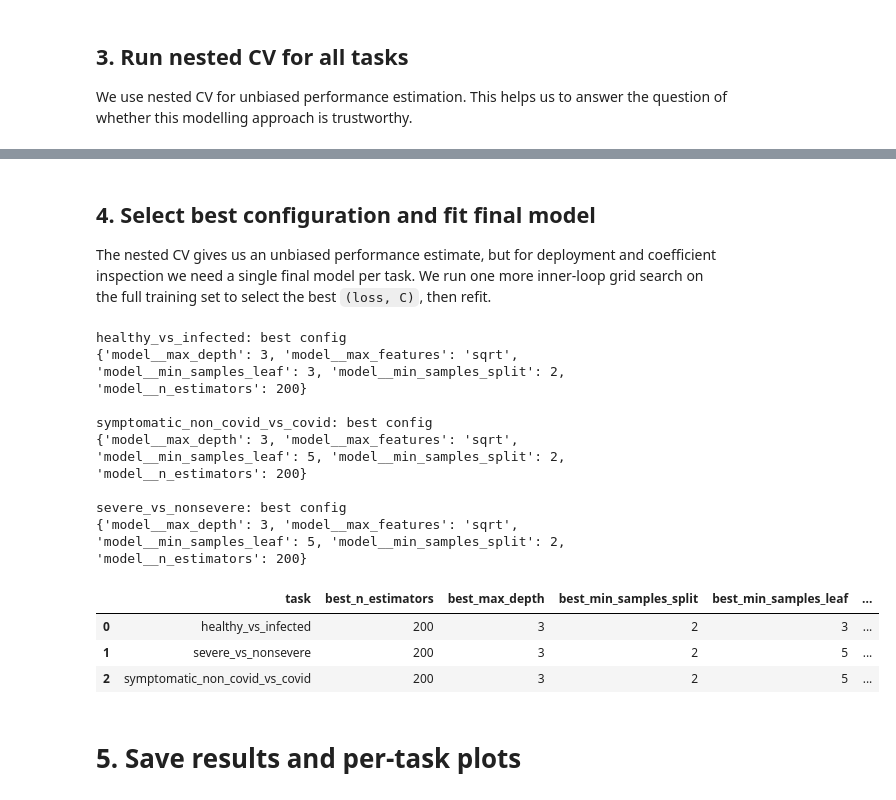
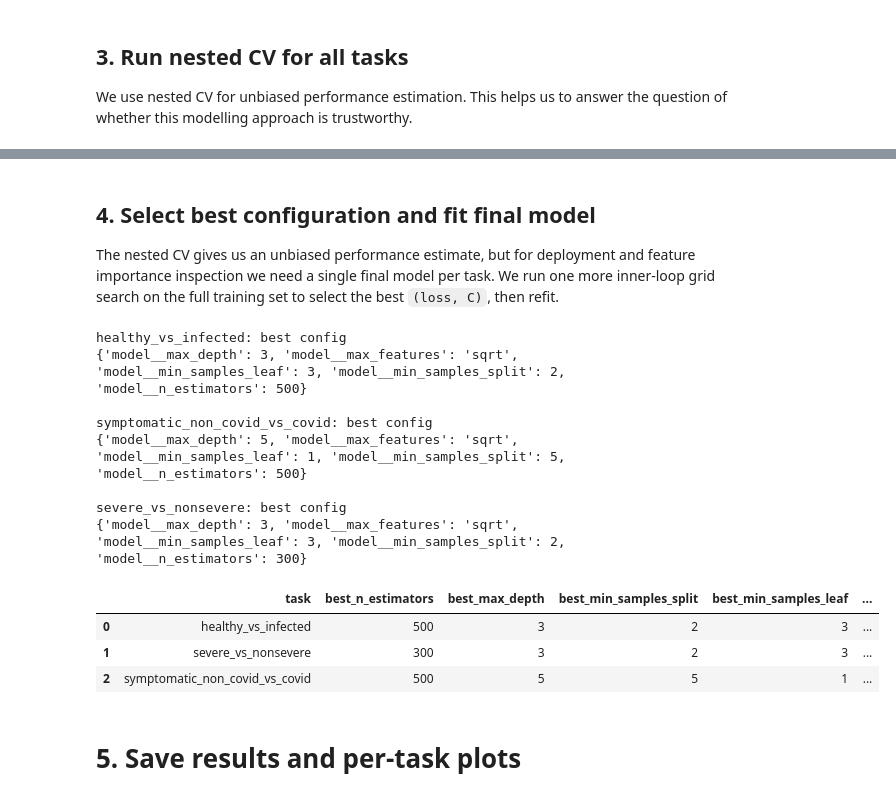
Before and after one commit to Syu125/cse291-project, a Jupyter notebook: random_forest.ipynb, the cells around one changed output, grey strips where cells are left out. Drawn from its saved outputs; the diff is of its cells as text; code cells hidden in the pictures.

Commit message:
Update random forest results after removing SelectKBest

```diff
--- a/random_forest.ipynb
+++ b/random_forest.ipynb
@@ -104,8 +105,6 @@ We use 5-fold nested cross-validation:
 
 After nested CV, we refit the best configuration and evaluate the final fitted model on the held-out test set.
 # %%
-TOP_K_FEATURES = 5000
-
 outer_cv = StratifiedKFold(n_splits=5, shuffle=True, random_state=42)
 inner_cv = StratifiedKFold(n_splits=4, shuffle=True, random_state=42)
 
@@ -118,7 +117,6 @@ PARAM_GRID = {
 }
 
 def make_rf_pipeline(n_features=None):
-    k = min(TOP_K_FEATURES, n_features) if n_features else TOP_K_FEATURES
 
     rf = RandomForestClassifier(
         class_weight="balanced",
@@ -241,7 +253,7 @@ pd.DataFrame(aggregate_cv_results).T
 # %% [markdown]
 ## 4. Select best configuration and fit final model
 
-The nested CV gives us an unbiased performance estimate, but for deployment and coefficient inspection we need a single final model per task. We run one more inner-loop grid search on the full training set to select the best `(loss, C)`, then refit.
+The nested CV gives us an unbiased performance estimate, but for deployment and feature importance inspection we need a single final model per task. We run one more inner-loop grid search on the full training set to select the best `(loss, C)`, then refit.
 # %%
 final_results = []
 final_pipelines = {}
@@ -282,42 +294,41 @@ for task_name, data in task_data.items():
         "best_min_samples_split": best_params["model__min_samples_split"],
         "best_min_samples_leaf": best_params["model__min_samples_leaf"],
         "best_max_features": best_params["model__max_features"],
-        "top_k_features": min(TOP_K_FEATURES, n_features),
         "train_samples": X_train.shape[0],
         "test_samples": X_test.shape[0],
 
         "cv_accuracy_mean": aggregate_cv_results[task_name]["accuracy_mean"],
         "cv_balanced_accuracy_mean": aggregate_cv_results[task_name]["balanced_accuracy_mean"],
         "cv_f1_mean": aggregate_cv_results[task_name]["f1_mean"],
         "cv_roc_auc_mean": aggregate_cv_results[task_name]["roc_auc_mean"],
         "cv_auprc_mean": aggregate_cv_results[task_name]["auprc_mean"],
 
         "test_accuracy": accuracy_score(y_test, y_pred),
         "test_balanced_accuracy": balanced_accuracy_score(y_test, y_pred),
         "test_precision": precision_score(y_test, y_pred, zero_division=0),
         "test_recall": recall_score(y_test, y_pred, zero_division=0),
         "test_f1": f1_score(y_test, y_pred, zero_division=0),
         "test_roc_auc": safe_metric(roc_auc_score, y_test, y_proba),
         "test_auprc": safe_metric(average_precision_score, y_test, y_proba),
     })
 
     final_pipelines[task_name] = best_pipeline
 
 results_df = pd.DataFrame(final_results).sort_values("task").reset_index(drop=True)
 results_df
 # %% [output]
 healthy_vs_infected: best config
-{'model__max_depth': 3, 'model__max_features': 'sqrt', 'model__min_samples_leaf': 3, 'model__min_samples_split': 2, 'model__n_estimators': 200}
+{'model__max_depth': 3, 'model__max_features': 'sqrt', 'model__min_samples_leaf': 3, 'model__min_samples_split': 2, 'model__n_estimators': 500}
 
 symptomatic_non_covid_vs_covid: best config
-{'model__max_depth': 3, 'model__max_features': 'sqrt', 'model__min_samples_leaf': 5, 'model__min_samples_split': 2, 'model__n_estimators': 200}
+{'model__max_depth': 5, 'model__max_features': 'sqrt', 'model__min_samples_leaf': 1, 'model__min_samples_split': 5, 'model__n_estimators': 500}
 
 severe_vs_nonsevere: best config
-{'model__max_depth': 3, 'model__max_features': 'sqrt', 'model__min_samples_leaf': 5, 'model__min_samples_split': 2, 'model__n_estimators': 200}
+{'model__max_depth': 3, 'model__max_features': 'sqrt', 'model__min_samples_leaf': 3, 'model__min_samples_split': 2, 'model__n_estimators': 300}
 |  | task | best_n_estimators | best_max_depth | best_min_samples_split | best_min_samples_leaf | ... |
-| 0 | healthy_vs_infected | 200 | 3 | 2 | 3 | ... |
-| 1 | severe_vs_nonsevere | 200 | 3 | 2 | 5 | ... |
-| 2 | symptomatic_non_covid_vs_covid | 200 | 3 | 2 | 5 | ... |
+| 0 | healthy_vs_infected | 500 | 3 | 2 | 3 | ... |
+| 1 | severe_vs_nonsevere | 300 | 3 | 2 | 3 | ... |
+| 2 | symptomatic_non_covid_vs_covid | 500 | 5 | 5 | 1 | ... |
 # %% [markdown]
 # 5. Save results and per-task plots
 # %%
```
Also changed, not shown: parts of 6 cells of this notebook, 16 other files.
